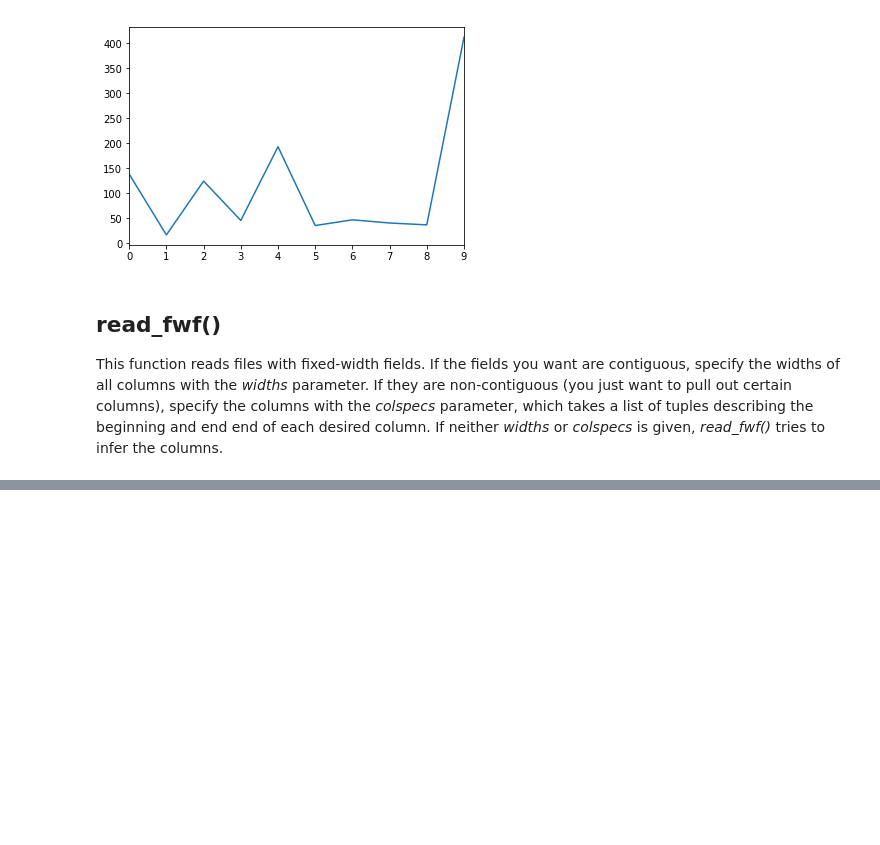
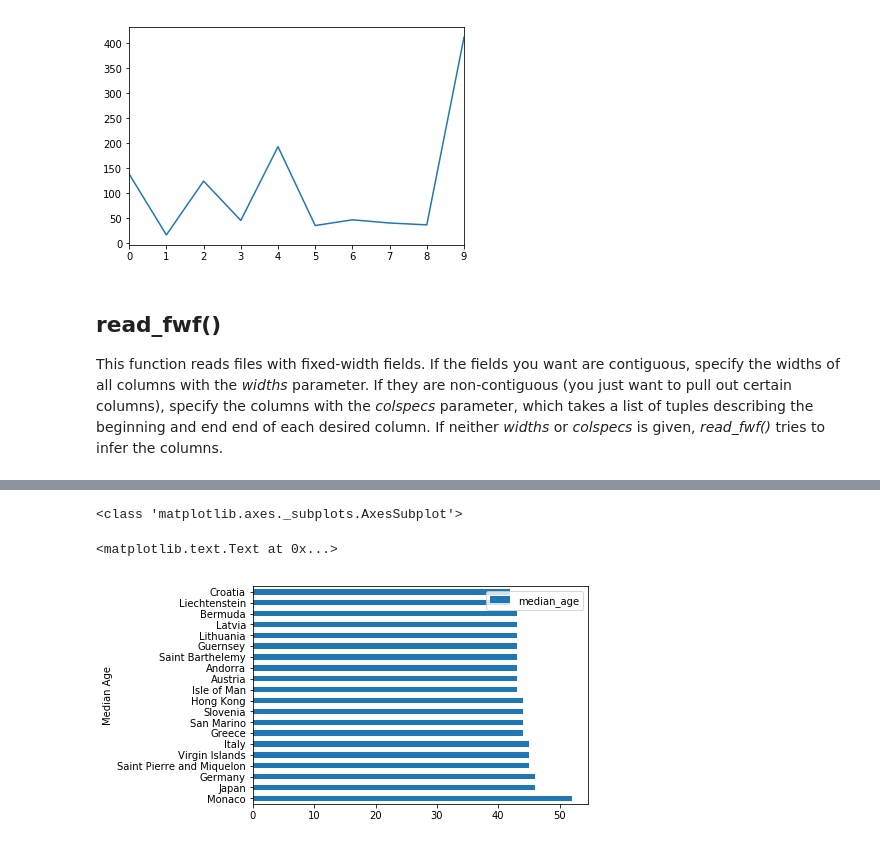
Before and after one commit to jstrickler/20180625dillards, a Jupyter notebook: NOTEBOOKS/Pandas_Input_Demo.ipynb, the cells around one changed output, grey strips where cells are left out. Cells and saved outputs as stored; diff of their text form; code cells hidden in the pictures; blank space fills up the shorter version.

```diff
--- a/NOTEBOOKS/Pandas_Input_Demo.ipynb
+++ b/NOTEBOOKS/Pandas_Input_Demo.ipynb
@@ -165,4 +173,8 @@ FileNotFoundError: [Errno 2] No such file or directory: '../DATA/world_median_ag
 # %%
-ax = df_fwf.iloc[-20:].plot(kind='barh', x='country', y='median_age')
+ax = df_fwf.iloc[:20].plot(kind='barh', x='country', y='median_age')
 print(type(ax))
 ax.set_ylabel('Median Age')
+# %% [output]
+<class 'matplotlib.axes._subplots.AxesSubplot'>
+<matplotlib.text.Text at 0x...>
+[figure, added]
```
Also changed, not shown: parts of 1 cell of this notebook.
